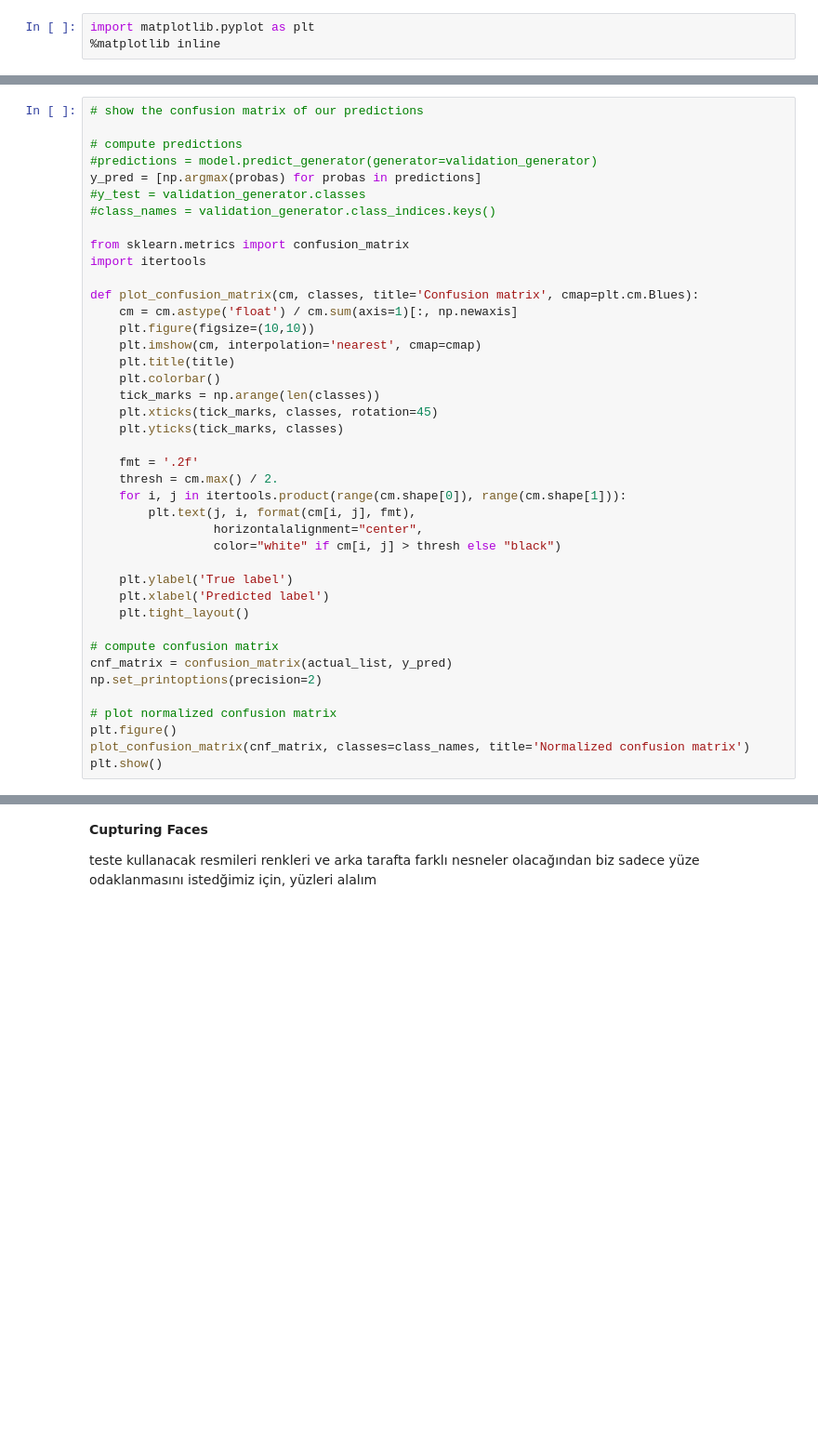
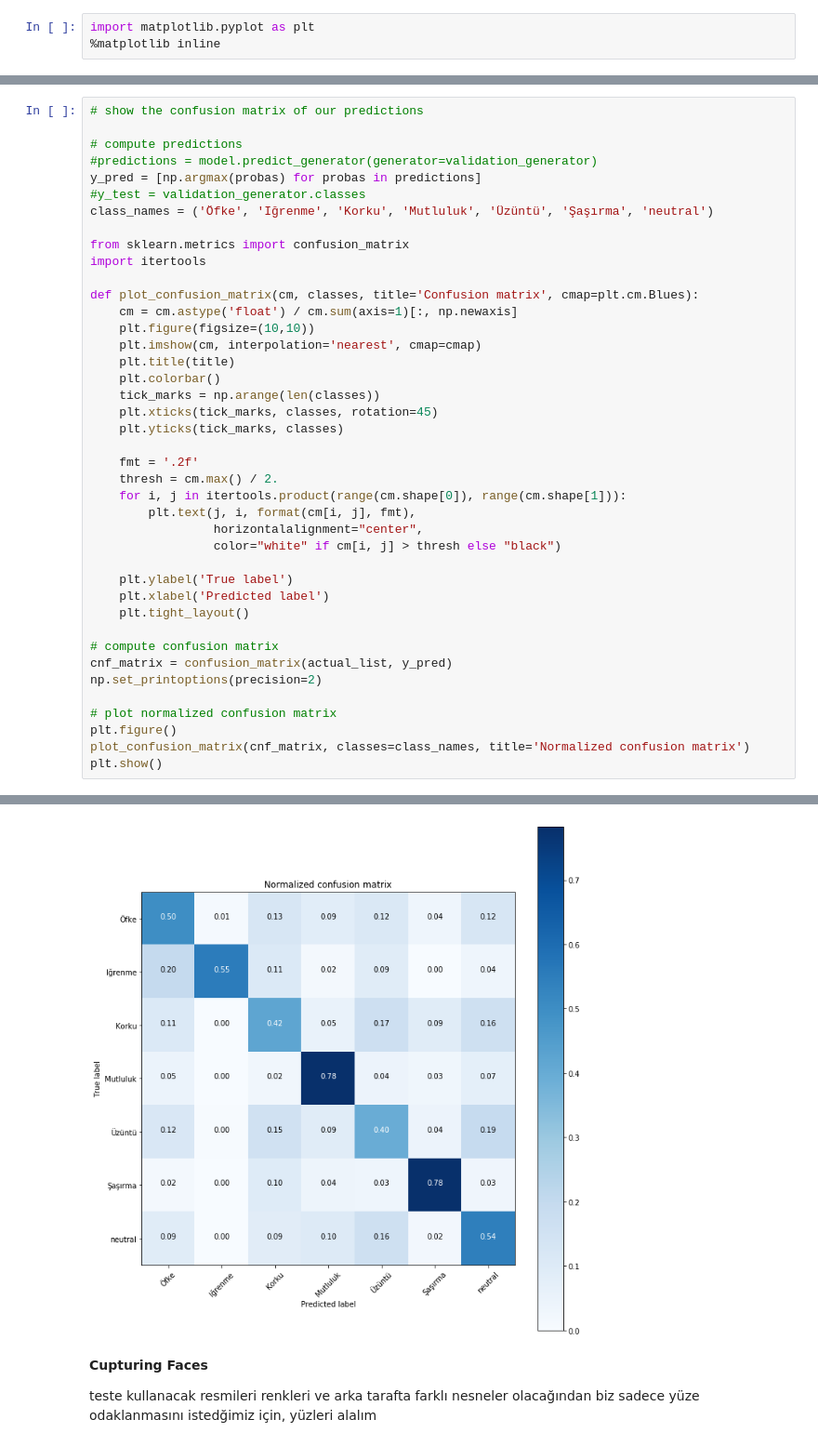
Before and after one commit to KayseMca/KerasFacialExpression, a Jupyter notebook: Final Project.ipynb, the cells around one changed output, grey strips where cells are left out. Shown at 93% size. Drawn from its saved outputs; the diff is of its cells as text; blank space fills up the shorter version.

```diff
--- a/Final Project.ipynb
+++ b/Final Project.ipynb
@@ -532,7 +538,7 @@ print(ort)
 #predictions = model.predict_generator(generator=validation_generator)
 y_pred = [np.argmax(probas) for probas in predictions]
 #y_test = validation_generator.classes
-#class_names = validation_generator.class_indices.keys()
+class_names = ('Öfke', 'Iğrenme', 'Korku', 'Mutluluk', 'Üzüntü', 'Şaşırma', 'neutral')
 
 from sklearn.metrics import confusion_matrix
 import itertools
@@ -566,3 +572,4 @@ np.set_printoptions(precision=2)
 plt.figure()
 plot_confusion_matrix(cnf_matrix, classes=class_names, title='Normalized confusion matrix')
 plt.show()
+# %% [output]
@@ -569,3 +577,4 @@ plt.show()
+[figure, added]
 # %% [markdown]
 **Cupturing Faces**
 
```
Also changed, not shown: parts of 10 cells of this notebook.
